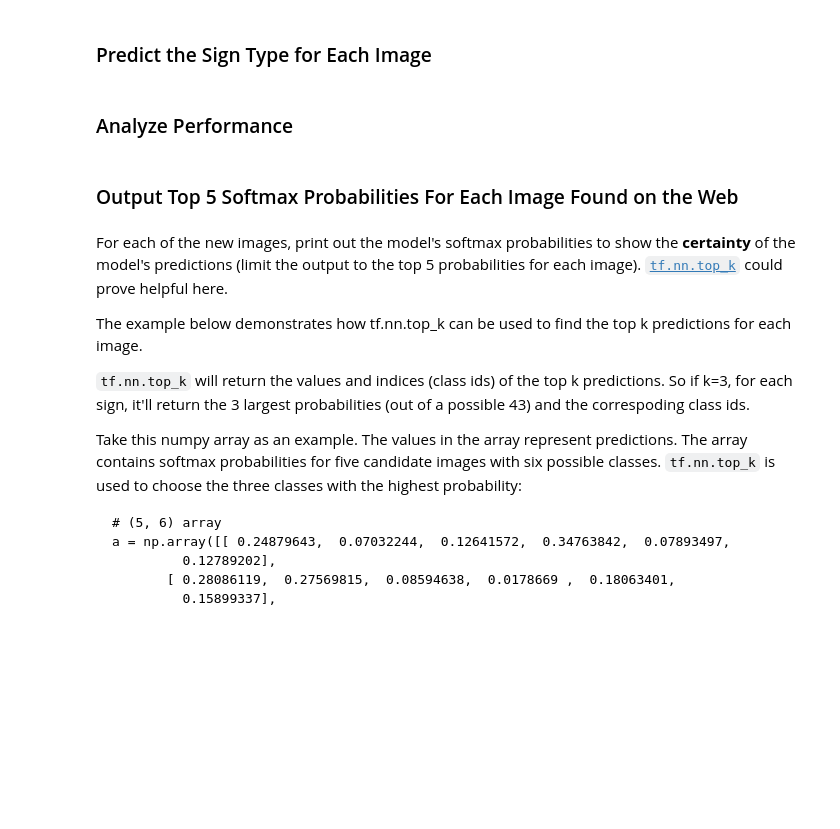
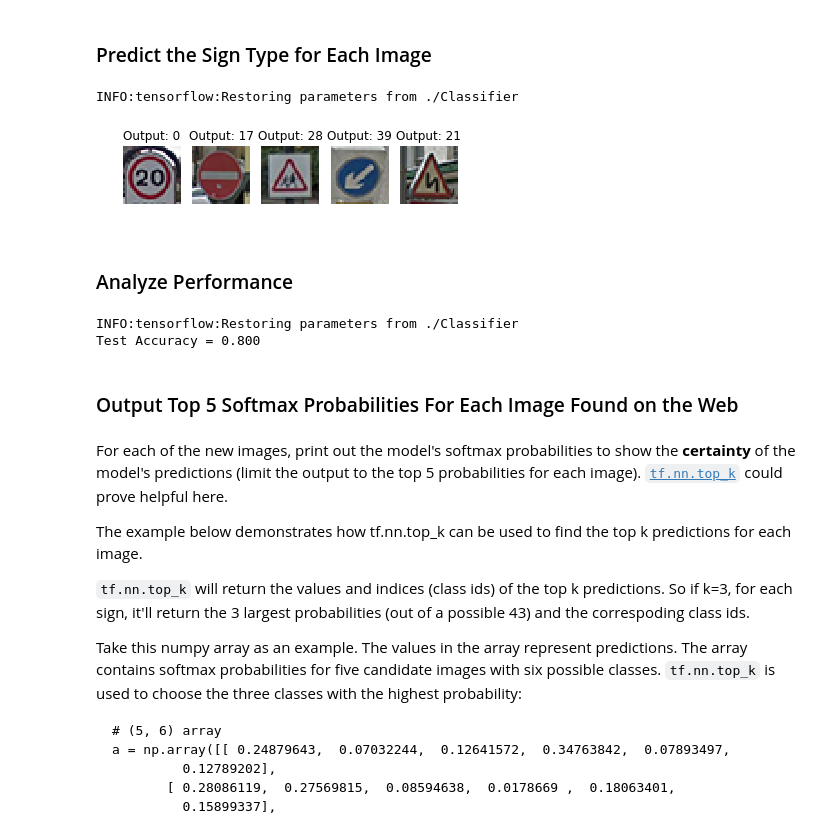
Before and after one commit to hafniumhu/CarND-Traffic-Sign-Classifier, a Jupyter notebook: Traffic_Sign_Classifier.ipynb, the cells around one changed output. Drawn from its saved outputs; the diff is of its cells as text; code cells hidden in the pictures; blank space fills up the shorter version.

```diff
--- a/Traffic_Sign_Classifier.ipynb
+++ b/Traffic_Sign_Classifier.ipynb
@@ -231,6 +226,7 @@ optimizer = tf.train.AdamOptimizer(learning_rate = rate)
 training_operation = optimizer.minimize(loss_operation)
 # %%
 correct_prediction = tf.equal(tf.argmax(logits, 1), tf.argmax(one_hot_y, 1))
+prediction = tf.argmax(logits, 1)
 accuracy_operation = tf.reduce_mean(tf.cast(correct_prediction, tf.float32))
 saver = tf.train.Saver()
 
@@ -300,12 +316,31 @@ You may find `signnames.csv` useful as it contains mappings from the class id (i
 # %%
 ### Run the predictions here and use the model to output the prediction for each image.
 ### Make sure to pre-process the images with the same pre-processing pipeline used earlier.
-### Feel free to use as many code cells as needed.
+
+german_label = [0, 17, 28, 39, 19]
+with tf.Session() as sess:
+    saver.restore(sess, tf.train.latest_checkpoint('.'))
+    for i, img in enumerate(german_sign):
+        pred = sess.run(prediction, feed_dict={x: np.array([img])})
+        plt.subplot(1,5,i+1)
+        plt.axis("off")
+        plt.title("Output: " + str(pred[0]))
+        plt.imshow(img)
+# %% [output]
+INFO:tensorflow:Restoring parameters from ./Classifier
+[figure, added]
 # %% [markdown]
 ### Analyze Performance
 # %%
 ### Calculate the accuracy for these 5 new images.
 ### For example, if the model predicted 1 out of 5 signs correctly, it's 20% accurate on these new images.
+with tf.Session() as sess:
+    saver.restore(sess, tf.train.latest_checkpoint('.'))
+    test_accuracy = evaluate(german_sign, german_label)
+    print("Test Accuracy = {:.3f}".format(test_accuracy))
+# %% [output]
+INFO:tensorflow:Restoring parameters from ./Classifier
+Test Accuracy = 0.800
 # %% [markdown]
 ### Output Top 5 Softmax Probabilities For Each Image Found on the Web
 # %% [markdown]
```
Also changed, not shown: parts of 10 cells of this notebook, 9 other files.
